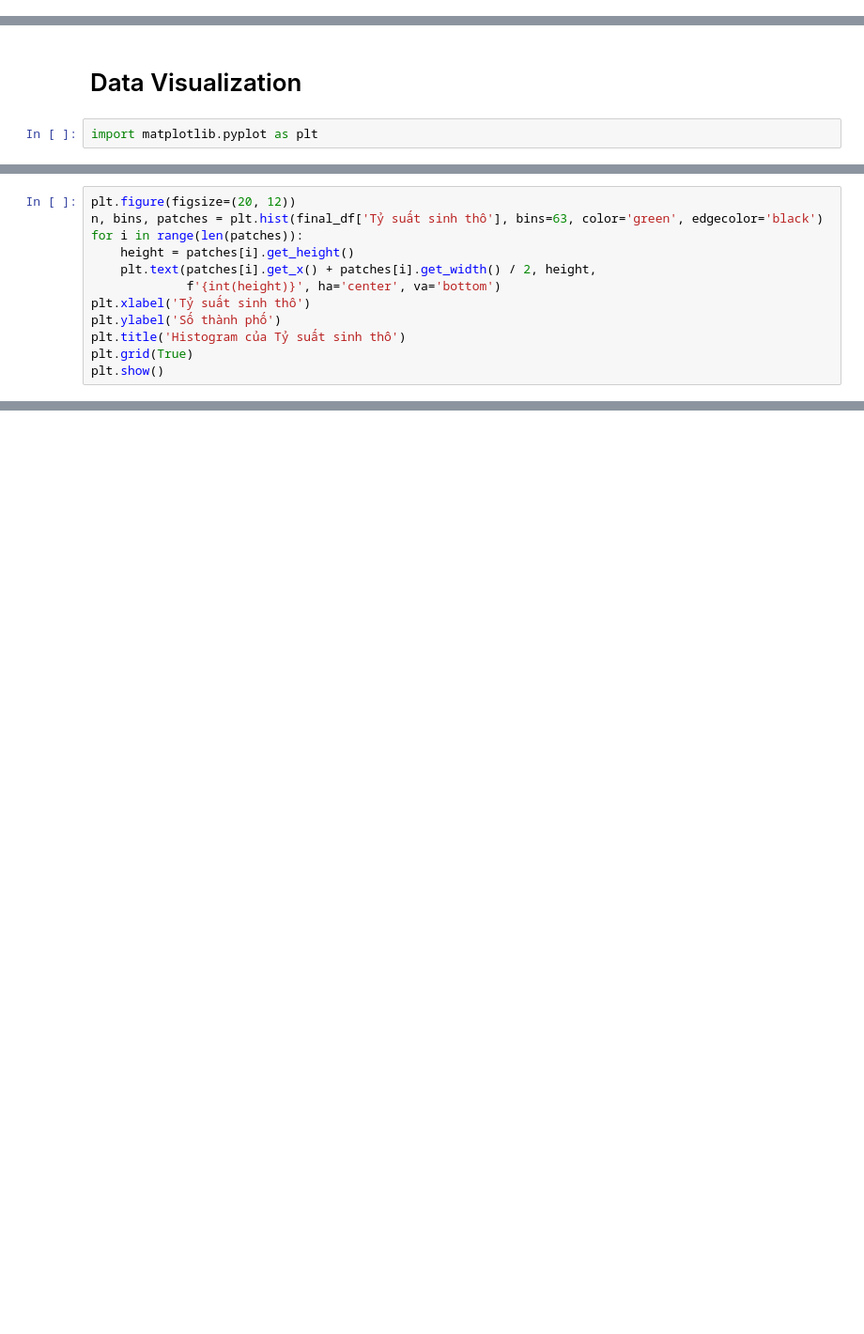
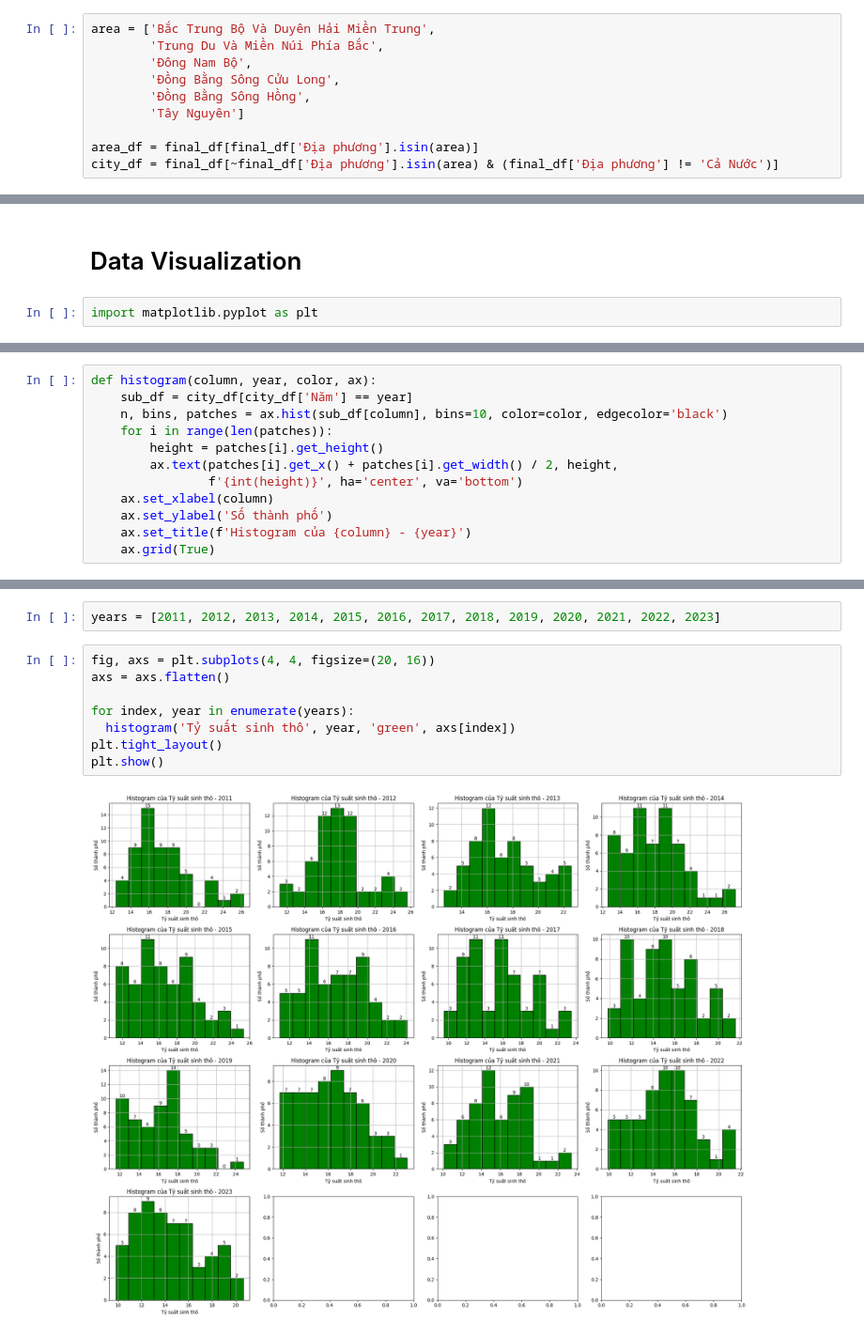
Before and after one commit to chopcolate/CSC14119-Intro2DataScience, a Jupyter notebook: Code.ipynb, the cells around one changed output, grey strips where cells are left out. Shown at 94% size. Cells and saved outputs as stored; diff of their text form; blank space fills up the shorter version.

```diff
--- a/Code.ipynb
+++ b/Code.ipynb
@@ -196,3 +199,13 @@ Dataset gồm có 8 trường dữ liệu được lấy từ trang web
 - Tổ chức Y tế Thế giới (WHO) đã có được tất cả các giá trị được tính toán cho mỗi quốc gia trên toàn thế giới để từ đó có thể lên kế hoạch về hỗ trợ từng quốc gia.
 - Tổ chức Y tế Thế giới cũng đã sử dụng các giá trị của tốc độ gia tăng tự nhiên để nhằm mục đích có thể đánh giá tiền tệ, nguồn nhân lực và sự hỗ trợ về mặt kĩ thuật họ đã cung cấp cho từng quốc gia.
 - Để đưa ra các giải pháp thay đổi cơ cấu dân số, đồng thời một số các vấn đề khác liên quan đến kinh tế và môi trường.
+# %%
+area = ['Bắc Trung Bộ Và Duyên Hải Miền Trung',
+        'Trung Du Và Miền Núi Phía Bắc',
+        'Đông Nam Bộ',
+        'Đồng Bằng Sông Cửu Long',
+        'Đồng Bằng Sông Hồng',
+        'Tây Nguyên']
+
+area_df = final_df[final_df['Địa phương'].isin(area)]
+city_df = final_df[~final_df['Địa phương'].isin(area) & (final_df['Địa phương'] != 'Cả Nước')]
@@ -239,12 +269,12 @@ plt.show()
 # %%
-plt.figure(figsize=(20, 12))
-n, bins, patches = plt.hist(final_df['Tỷ suất sinh thô'], bins=63, color='green', edgecolor='black')
-for i in range(len(patches)):
-    height = patches[i].get_height()
-    plt.text(patches[i].get_x() + patches[i].get_width() / 2, height,
-             f'{int(height)}', ha='center', va='bottom')
-plt.xlabel('Tỷ suất sinh thô')
-plt.ylabel('Số thành phố')
-plt.title('Histogram của Tỷ suất sinh thô')
-plt.grid(True)
-plt.show()
+def histogram(column, year, color, ax):
+    sub_df = city_df[city_df['Năm'] == year]
+    n, bins, patches = ax.hist(sub_df[column], bins=10, color=color, edgecolor='black')
+    for i in range(len(patches)):
+        height = patches[i].get_height()
+        ax.text(patches[i].get_x() + patches[i].get_width() / 2, height,
+                f'{int(height)}', ha='center', va='bottom')
+    ax.set_xlabel(column)
+    ax.set_ylabel('Số thành phố')
+    ax.set_title(f'Histogram của {column} - {year}')
+    ax.grid(True)
@@ -280,0 +281,12 @@ plt.show()
+# %%
+years = [2011, 2012, 2013, 2014, 2015, 2016, 2017, 2018, 2019, 2020, 2021, 2022, 2023]
+# %%
+fig, axs = plt.subplots(4, 4, figsize=(20, 16))
+axs = axs.flatten()
+
+for index, year in enumerate(years):
+  histogram('Tỷ suất sinh thô', year, 'green', axs[index])
+plt.tight_layout()
+plt.show()
+# %% [output]
+[figure, added]
```
Also changed, not shown: parts of 31 cells of this notebook, 1 other file.
